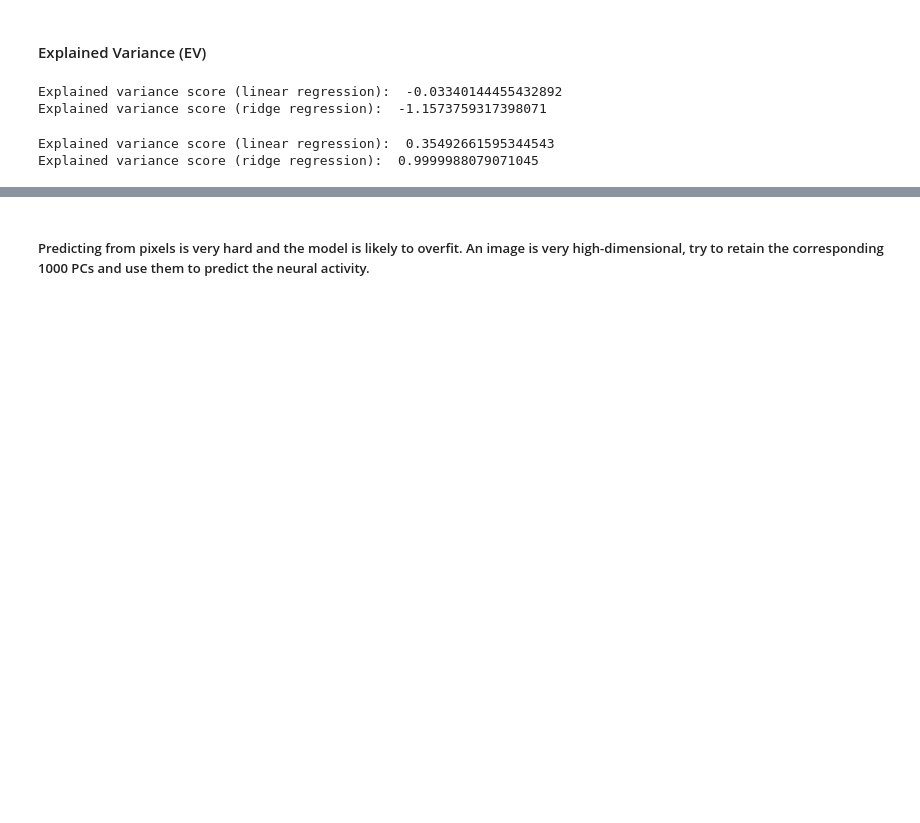
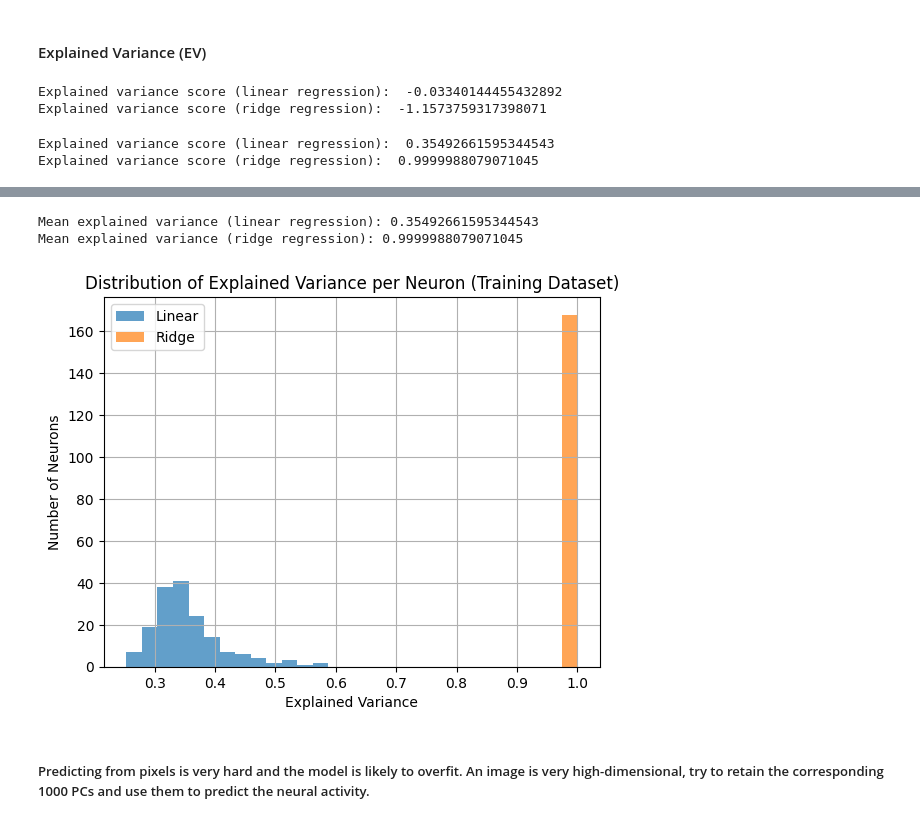
Before and after one commit to nivedya-nambiar/NX-414_groupSRN, a Jupyter notebook: Week 6/week6.ipynb, the cells around one changed output, grey strips where cells are left out. Drawn from its saved outputs; the diff is of its cells as text; code cells hidden in the pictures; blank space fills up the shorter version.

```diff
--- a/Week 6/week6.ipynb
+++ b/Week 6/week6.ipynb
@@ -305,3 +297,13 @@ plt.show()
+# %%
+# try to see the training dataset explained variance
+lr_model_train_pred = lr_model_train.predict(flatten_stimulus_train)
+rr_model_train_pred = rr_model_train.predict(flatten_stimulus_train)
+# %%
+ev_dis_plot(spikes_train, lr_model_train_pred, rr_model_train_pred, title = 'Distribution of Explained Variance per Neuron (Training Dataset)')
+# %% [output]
+Mean explained variance (linear regression): 0.35492661595344543
+Mean explained variance (ridge regression): 0.9999988079071045
+[figure, added]
 # %% [markdown]
 ##### Predicting from pixels is very hard and the model is likely to overfit. An image is very high-dimensional, try to retain the corresponding 1000 PCs and use them to predict the neural activity.
 # %%
```
Also changed, not shown: parts of 34 cells of this notebook.
